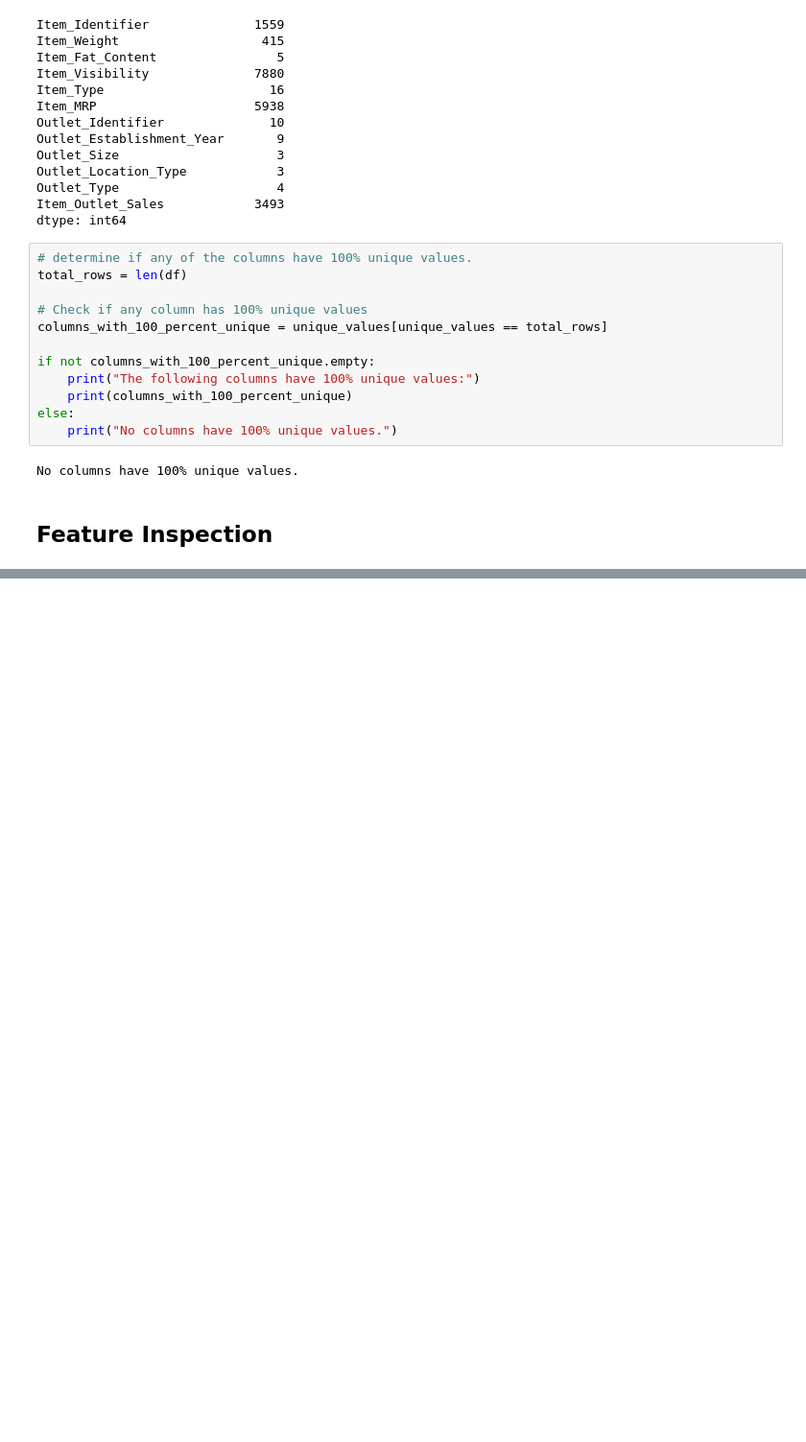
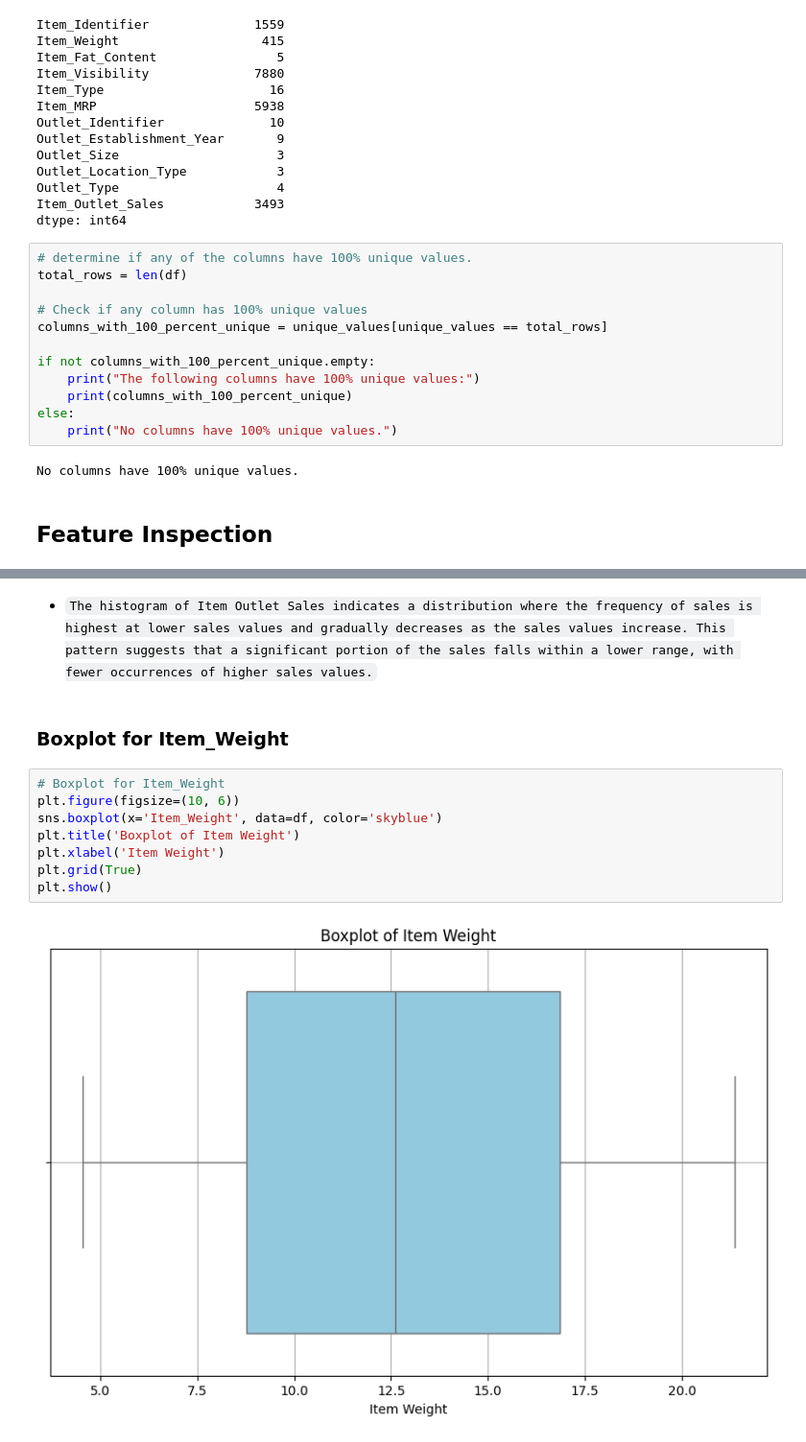
Before and after one commit to Mugishagentle/Prediction-of-Product-Sales, a Jupyter notebook: Prediction_of_Product_Sales_.ipynb, the cells around one changed output, grey strips where cells are left out. Shown at 96% size. Cells and saved outputs as stored; diff of their text form; blank space fills up the shorter version.

```diff
--- a/Prediction_of_Product_Sales_.ipynb
+++ b/Prediction_of_Product_Sales_.ipynb
@@ -130,0 +174,14 @@ No columns have 100% unique values.
+# %% [markdown]
+- `The histogram of Item Outlet Sales indicates a distribution where the frequency of sales is highest at lower sales values and gradually decreases as the sales values increase. This pattern suggests that a significant portion of the sales falls within a lower range, with fewer occurrences of higher sales values.`
+# %% [markdown]
+### Boxplot for Item_Weight
+# %%
+# Boxplot for Item_Weight
+plt.figure(figsize=(10, 6))
+sns.boxplot(x='Item_Weight', data=df, color='skyblue')
+plt.title('Boxplot of Item Weight')
+plt.xlabel('Item Weight')
+plt.grid(True)
+plt.show()
+# %% [output]
+[figure, added]
```
Also changed, not shown: parts of 16 cells of this notebook.
